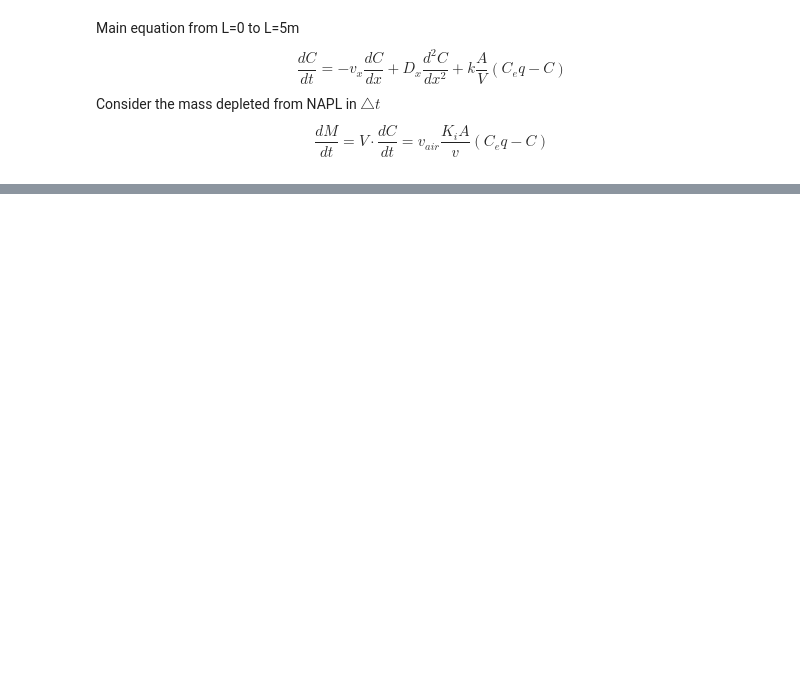
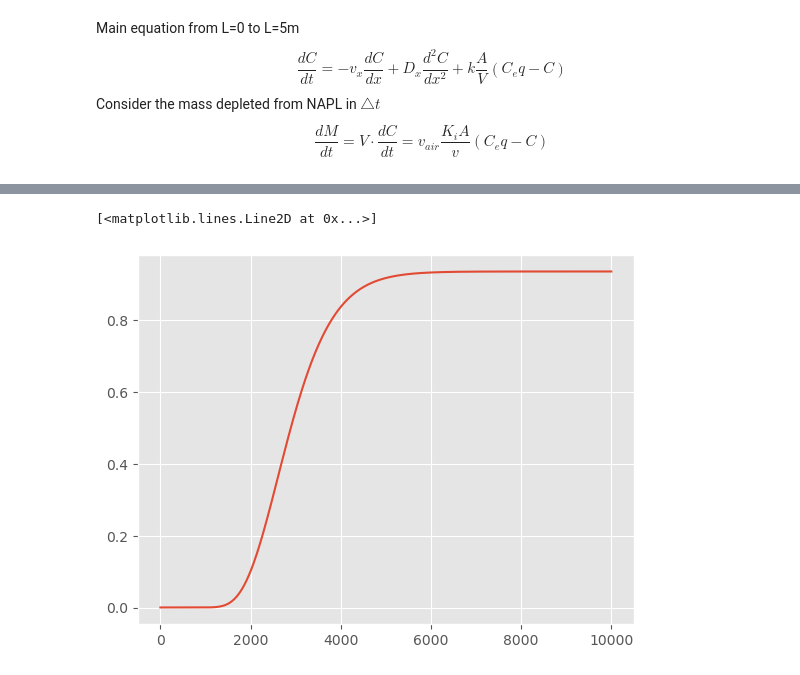
Before and after one commit to sebastianibam002/bioremediation, a Jupyter notebook: bioremediation_analysis.ipynb, the cells around one changed output, grey strips where cells are left out. Cells and saved outputs as stored; diff of their text form; code cells hidden in the pictures; blank space fills up the shorter version.

```diff
--- a/bioremediation_analysis.ipynb
+++ b/bioremediation_analysis.ipynb
@@ -193,0 +187,5 @@ for t in range(total_time_points - 1):
+# %%
+plt.plot(tce_mat[int(L2//delta_x), :])
+# %% [output]
+[<matplotlib.lines.Line2D at 0x...>]
+[figure, added]
```
Also changed, not shown: parts of 30 cells of this notebook.
